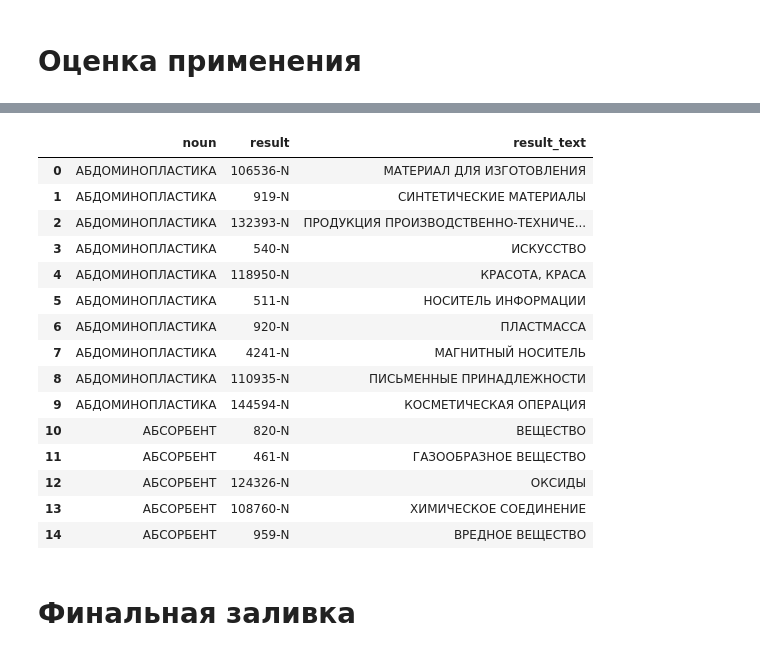
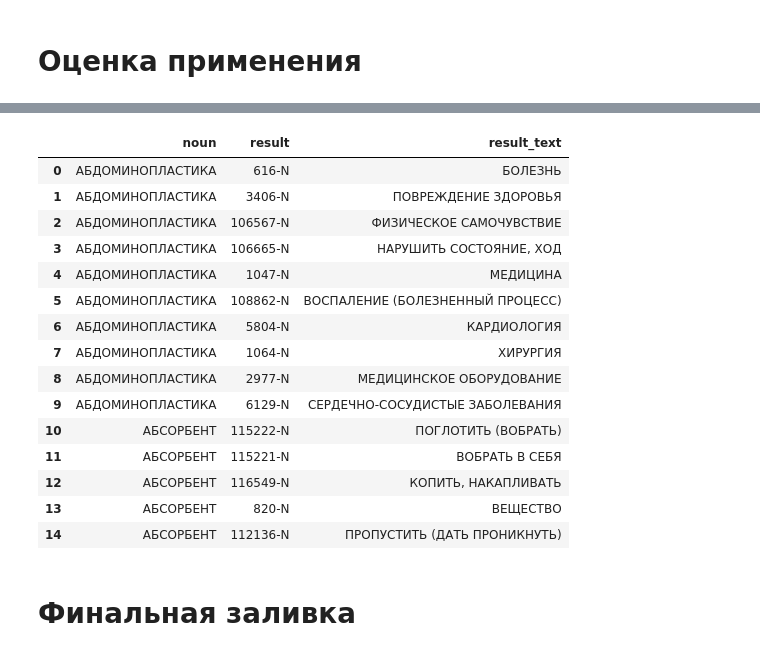
Before and after one commit to avidale/taxonomy-enrichment, a Jupyter notebook: experiments/nouns_march.ipynb, the cells around one changed output, grey strips where cells are left out. Drawn from its saved outputs; the diff is of its cells as text; code cells hidden in the pictures.

```diff
--- a/experiments/nouns_march.ipynb
+++ b/experiments/nouns_march.ipynb
@@ -144,10 +109,13 @@ small_hypos = {
     txt:
     my_knn.hypotheses_knn(
         txt,
-        index=tree, text2vec=embedder, synset_storage=syns_storage, rel_storage=rel_storage,
+        #index=tree, text2vec=ft_embedder,
+        index=w2v_tree, text2vec=w2v_embedder,
+        synset_storage=syns_storage, rel_storage=rel_storage,
         decay=3,
         k=100,
         grand_mult=0.5,
+        neighbor_scorer=w2v_scorer,
     )
     for txt in tqdm(texts)
 }
@@ -161,3 +141,9 @@ print(mean_ap, mean_rr)
 # %%
 public_test_verbs = pd.read_csv('../data/public_test/nouns_public.tsv', header=None)
 public_test_verbs.columns = ['text']
+# %%
+full_syn_storage, full_rel_storage, full_rel_df = my_knn.prepare_storages(
+    synsets_filename='../data/ruwordnet/synsets.N.xml',
+    relations_filename='../data/ruwordnet/synset_relations.N.xml',
+    forbidden_words=set()
+)
@@ -164,12 +162,18 @@ public_test_verbs.columns = ['text']
+# %%
+full_w2v_vecs = np.stack([w2v_embedder(t) for t in tqdm(full_syn_storage.texts_long) ])
+full_w2v_tree = KDTree(full_w2v_vecs)
 # %%
 public_test_hypos = {
     txt:
     my_knn.hypotheses_knn(
         txt,
-        index=tree, text2vec=embedder, synset_storage=syns_storage, rel_storage=rel_storage,
+        #index=full_ft_tree, text2vec=ft_embedder,
+        index=full_w2v_tree, text2vec=w2v_embedder,
+        synset_storage=full_syn_storage, rel_storage=full_rel_storage,
         decay=3,
         k=100,
         grand_mult=0.5,
+        neighbor_scorer=w2v_scorer,
     )
     for txt in tqdm(public_test_verbs.text)
 }
@@ -194,23 +197,23 @@ sub
 # %%
-sub.to_csv('results/nouns_v0_strange.tsv', sep='\t', encoding='utf-8', header=None, index=None)
+sub.to_csv('results/nouns_v3_w2v_only_simp5_penalty.tsv', sep='\t', encoding='utf-8', header=None, index=None)
 sub.head(15)
 # %% [output]
 |  | noun | result | result_text |
-| 0 | АБДОМИНОПЛАСТИКА | 106536-N | МАТЕРИАЛ ДЛЯ ИЗГОТОВЛЕНИЯ |
-| 1 | АБДОМИНОПЛАСТИКА | 919-N | СИНТЕТИЧЕСКИЕ МАТЕРИАЛЫ |
-| 2 | АБДОМИНОПЛАСТИКА | 132393-N | ПРОДУКЦИЯ ПРОИЗВОДСТВЕННО-ТЕХНИЧЕ... |
-| 3 | АБДОМИНОПЛАСТИКА | 540-N | ИСКУССТВО |
-| 4 | АБДОМИНОПЛАСТИКА | 118950-N | КРАСОТА, КРАСА |
-| 5 | АБДОМИНОПЛАСТИКА | 511-N | НОСИТЕЛЬ ИНФОРМАЦИИ |
-| 6 | АБДОМИНОПЛАСТИКА | 920-N | ПЛАСТМАССА |
-| 7 | АБДОМИНОПЛАСТИКА | 4241-N | МАГНИТНЫЙ НОСИТЕЛЬ |
-| 8 | АБДОМИНОПЛАСТИКА | 110935-N | ПИСЬМЕННЫЕ ПРИНАДЛЕЖНОСТИ |
-| 9 | АБДОМИНОПЛАСТИКА | 144594-N | КОСМЕТИЧЕСКАЯ ОПЕРАЦИЯ |
-| 10 | АБСОРБЕНТ | 820-N | ВЕЩЕСТВО |
-| 11 | АБСОРБЕНТ | 461-N | ГАЗООБРАЗНОЕ ВЕЩЕСТВО |
-| 12 | АБСОРБЕНТ | 124326-N | ОКСИДЫ |
-| 13 | АБСОРБЕНТ | 108760-N | ХИМИЧЕСКОЕ СОЕДИНЕНИЕ |
-| 14 | АБСОРБЕНТ | 959-N | ВРЕДНОЕ ВЕЩЕСТВО |
+| 0 | АБДОМИНОПЛАСТИКА | 616-N | БОЛЕЗНЬ |
+| 1 | АБДОМИНОПЛАСТИКА | 3406-N | ПОВРЕЖДЕНИЕ ЗДОРОВЬЯ |
+| 2 | АБДОМИНОПЛАСТИКА | 106567-N | ФИЗИЧЕСКОЕ САМОЧУВСТВИЕ |
+| 3 | АБДОМИНОПЛАСТИКА | 106665-N | НАРУШИТЬ СОСТОЯНИЕ, ХОД |
+| 4 | АБДОМИНОПЛАСТИКА | 1047-N | МЕДИЦИНА |
+| 5 | АБДОМИНОПЛАСТИКА | 108862-N | ВОСПАЛЕНИЕ (БОЛЕЗНЕННЫЙ ПРОЦЕСС) |
+| 6 | АБДОМИНОПЛАСТИКА | 5804-N | КАРДИОЛОГИЯ |
+| 7 | АБДОМИНОПЛАСТИКА | 1064-N | ХИРУРГИЯ |
+| 8 | АБДОМИНОПЛАСТИКА | 2977-N | МЕДИЦИНСКОЕ ОБОРУДОВАНИЕ |
+| 9 | АБДОМИНОПЛАСТИКА | 6129-N | СЕРДЕЧНО-СОСУДИСТЫЕ ЗАБОЛЕВАНИЯ |
+| 10 | АБСОРБЕНТ | 115222-N | ПОГЛОТИТЬ (ВОБРАТЬ) |
+| 11 | АБСОРБЕНТ | 115221-N | ВОБРАТЬ В СЕБЯ |
+| 12 | АБСОРБЕНТ | 116549-N | КОПИТЬ, НАКАПЛИВАТЬ |
+| 13 | АБСОРБЕНТ | 820-N | ВЕЩЕСТВО |
+| 14 | АБСОРБЕНТ | 112136-N | ПРОПУСТИТЬ (ДАТЬ ПРОНИКНУТЬ) |
 # %% [markdown]
 # Финальная заливка
 # %%
```
Also changed, not shown: parts of 29 cells of this notebook, 16 other files.
